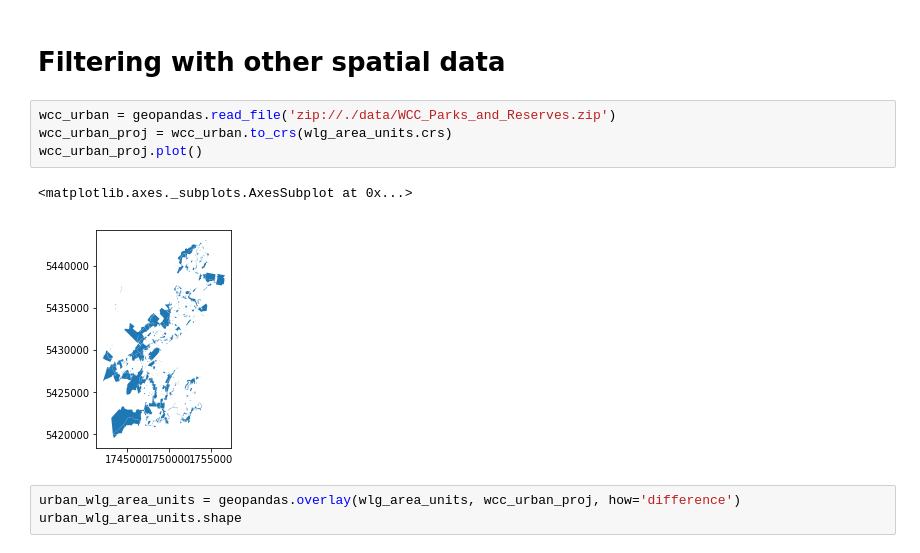
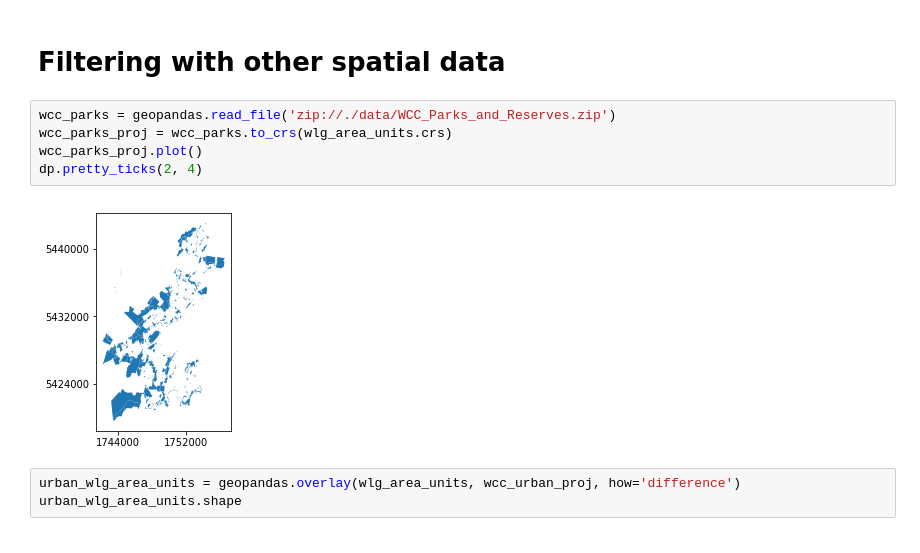
Before and after one commit to shriv/spatial-plays, a Jupyter notebook: Spatial data munging.ipynb, the cells around one changed output. Saved outputs shown, nothing was run; the diff lists cells and outputs as text.

Commit message:
Added more visualisations. Refactored frequent plotting commands into functions

```diff
--- a/Spatial data munging.ipynb
+++ b/Spatial data munging.ipynb
@@ -68,12 +68,12 @@ wlg_area_unit_from_mesh.plot()
 # %% [markdown]
 # Filtering with other spatial data
 # %%
-wcc_urban = geopandas.read_file('zip://./data/WCC_Parks_and_Reserves.zip')
-wcc_urban_proj = wcc_urban.to_crs(wlg_area_units.crs)
-wcc_urban_proj.plot()
+wcc_parks = geopandas.read_file('zip://./data/WCC_Parks_and_Reserves.zip')
+wcc_parks_proj = wcc_parks.to_crs(wlg_area_units.crs)
+wcc_parks_proj.plot()
+dp.pretty_ticks(2, 4)
 # %% [output]
-<matplotlib.axes._subplots.AxesSubplot at 0x...>
-[figure, old version]
+[figure, new version]
 # %%
 urban_wlg_area_units = geopandas.overlay(wlg_area_units, wcc_urban_proj, how='difference')
 urban_wlg_area_units.shape
```
Also changed, not shown: parts of 15 cells of this notebook, 1 other file.
